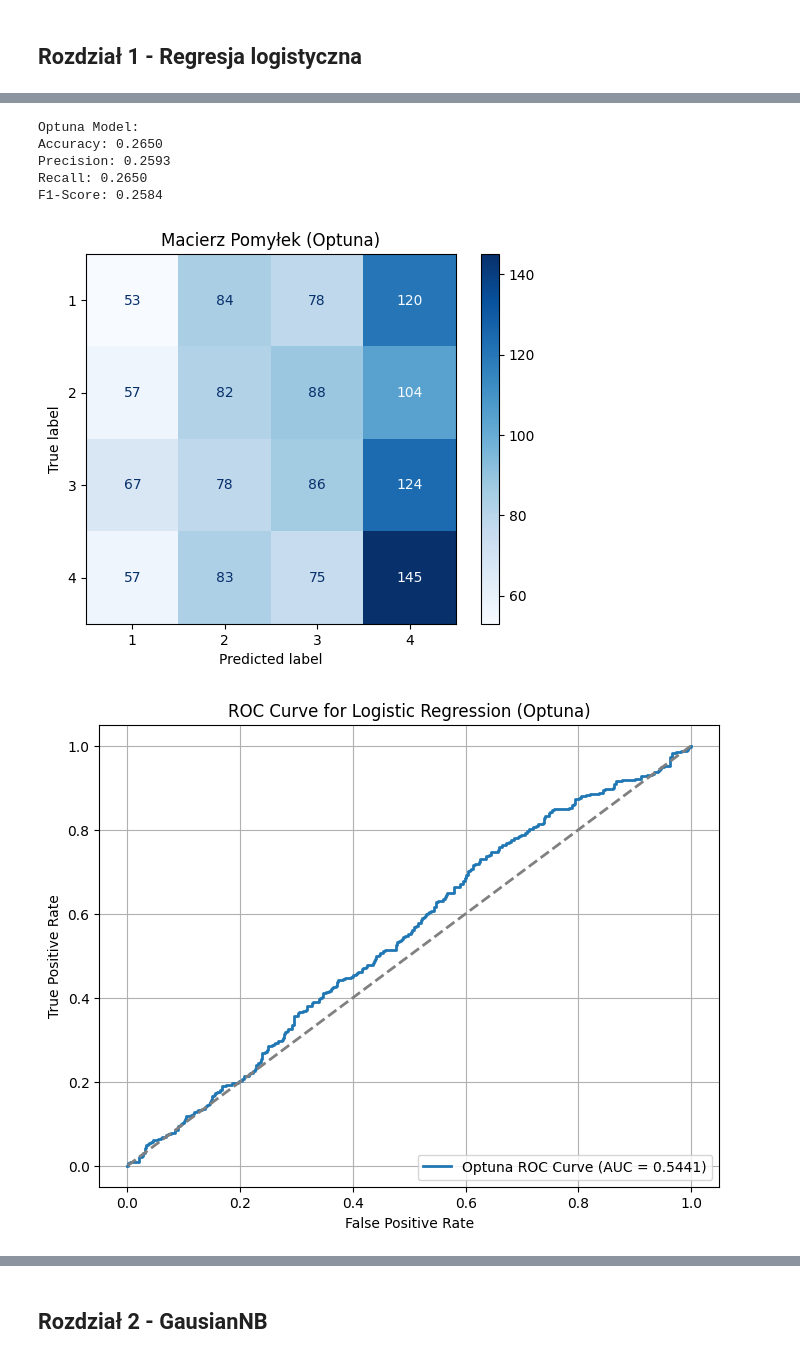
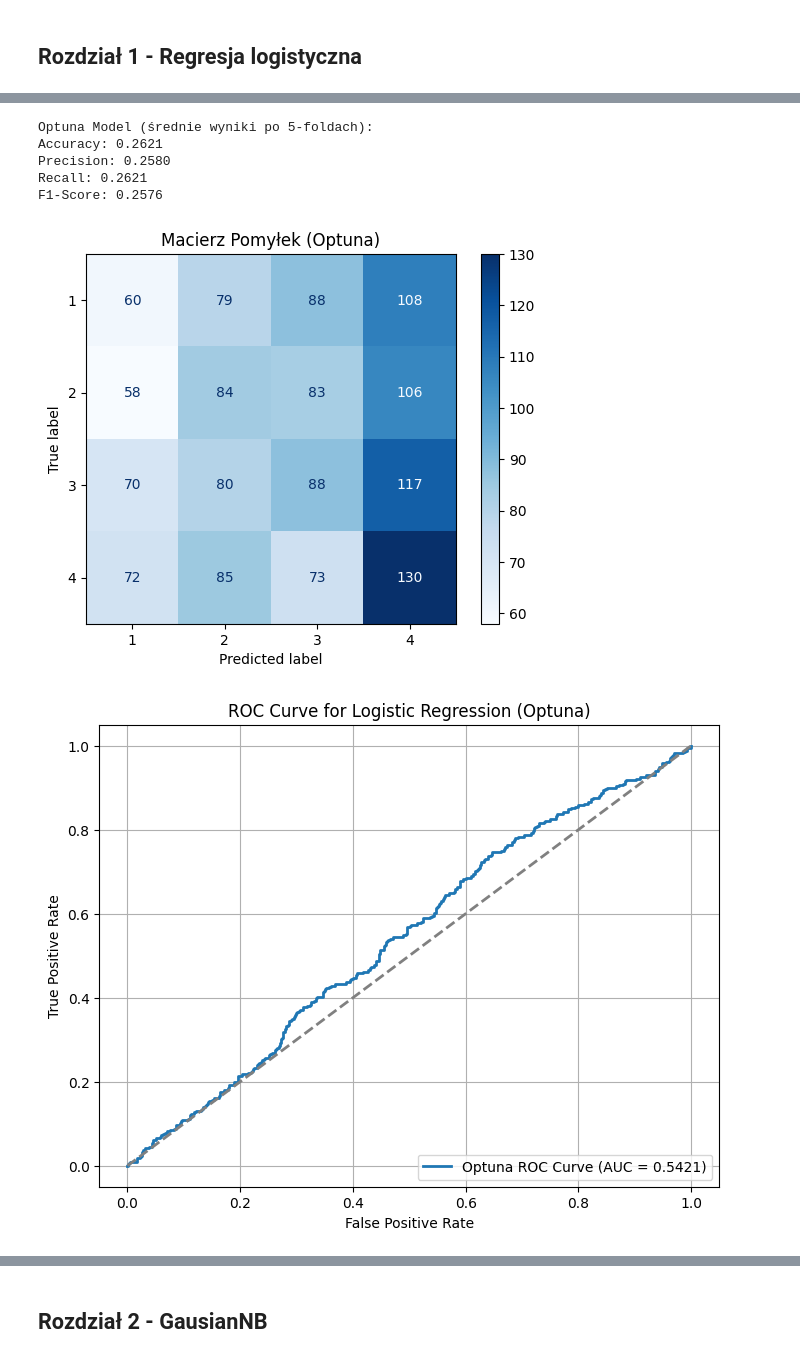
Before and after one commit to Meikelele/thesis, a Jupyter notebook: main.ipynb, the cells around one changed output, grey strips where cells are left out. Saved outputs shown, nothing was run; the diff lists cells and outputs as text; code cells hidden in the pictures.

Commit message:
( 1 ) Regression Linear - improvement

```diff
--- a/main.ipynb
+++ b/main.ipynb
@@ -354,10 +355,9 @@ study = optuna.create_study(direction='maximize')
 study.optimize(objective, n_trials=50)
 
 best_params_optuna = study.best_params
-print("\nNajlepsze parametry dla Optuny:")
+print("\nNajlepsze parametry Optuny:")
 print(best_params_optuna)
 
 # Trenowanie modelu z Optuną
 model_optuna = LogisticRegression(**best_params_optuna, max_iter=1000, random_state=42)
-model_optuna.fit(X, y)
 # %% [output]
@@ -384,17 +383,19 @@ LogisticRegression(C=0.02343851809417435, max_iter=1000, random_state=42)
 # %%
-# RandomizedSearchCV dla Logistic Regression
-param_dist = {'C': np.logspace(-4, 2, 50)}
+# RandomizedSearchCV dla Regresji Logistycznej
+param_dist = {
+    'C': np.logspace(-4, 2, 50),
+    'solver': ['lbfgs', 'liblinear']
+}
 random_search = RandomizedSearchCV(
     LogisticRegression(max_iter=1000, random_state=42), param_distributions=param_dist, n_iter=50, cv=cv, scoring='f1_weighted', random_state=42
 )
 random_search.fit(X, y)
 
 best_params_random = random_search.best_params_
-print("\nNajlepsze parametry dla RandomSearch:")
+print("\nNajlepsze parametry RandomSearch:")
 print(best_params_random)
 
 # Trenowanie modelu z RandomSearch
 model_random = LogisticRegression(**best_params_random, max_iter=1000, random_state=42)
-model_random.fit(X, y)
 # %% [output]
 Najlepsze parametry RandomSearch:
@@ -404,46 +403,45 @@ LogisticRegression(C=np.float64(0.015998587196060572), max_iter=1000,
 # %%
-# Poró∑nanie modeli
+# Ocena obu modeli
 models = {'Optuna': model_optuna, 'RandomSearch': model_random}
 for name, model in models.items():
-    y_pred = cross_val_predict(model, X, y, cv=cv, method='predict')
-    y_proba = cross_val_predict(model, X, y, cv=cv, method='predict_proba')[:, 1]
+    accuracy = cross_val_score(model, X, y, cv=cv, scoring='accuracy').mean()
+    precision = cross_val_score(model, X, y, cv=cv, scoring='precision_weighted').mean()
+    recall = cross_val_score(model, X, y, cv=cv, scoring='recall_weighted').mean()
+    f1 = cross_val_score(model, X, y, cv=cv, scoring='f1_weighted').mean()
 
-    accuracy = accuracy_score(y, y_pred)
-    precision = precision_score(y, y_pred, average='weighted')
-    recall = recall_score(y, y_pred, average='weighted')
-    f1 = f1_score(y, y_pred, average='weighted')
-
-    print(f"\n{name} Model:")
+    print(f"\n{name} Model (średnie wyniki po 5-foldach):")
     print(f"Accuracy: {accuracy:.4f}")
     print(f"Precision: {precision:.4f}")
     print(f"Recall: {recall:.4f}")
     print(f"F1-Score: {f1:.4f}")
 
     # Macierz pomyłek - wykres
+    y_pred = cross_val_predict(model, X, y, cv=cv)
     cm = confusion_matrix(y, y_pred)
-    disp = ConfusionMatrixDisplay(confusion_matrix=cm, display_labels=model.classes_)
+    disp = ConfusionMatrixDisplay(confusion_matrix=cm, display_labels=np.unique(y))
     disp.plot(cmap='Blues', values_format='d')
     plt.title(f'Macierz Pomyłek ({name})')
     plt.show()
 
     # Wykres krzywej ROC
-    fpr, tpr, _ = roc_curve(y, y_proba, pos_label=model.classes_[1])
+    y_proba = cross_val_predict(model, X, y, cv=cv, method='predict_proba')[:, 1]
+    fpr, tpr, _ = roc_curve(y, y_proba, pos_label=np.unique(y)[1])
     roc_auc = auc(fpr, tpr)
 
     plt.figure(figsize=(8, 6))
     plt.plot(fpr, tpr, lw=2, label=f'{name} ROC Curve (AUC = {roc_auc:.4f})')
     plt.plot([0, 1], [0, 1], color='gray', linestyle='--', lw=2)
     plt.xlabel('False Positive Rate')
     plt.ylabel('True Positive Rate')
     plt.title(f'ROC Curve for Logistic Regression ({name})')
     plt.legend(loc='lower right')
     plt.grid()
     plt.show()
 # %% [output]
-Optuna Model:
-Accuracy: 0.2650
-Precision: 0.2593
-Recall: 0.2650
-F1-Score: 0.2584
+Optuna Model (średnie wyniki po 5-foldach):
+Accuracy: 0.2621
+Precision: 0.2580
+Recall: 0.2621
+F1-Score: 0.2576
-[figure, old version]
+[figure, new version]
-[figure, old version]
+[figure, new version]
```
Also changed, not shown: parts of 10 cells of this notebook, 20 other files.
